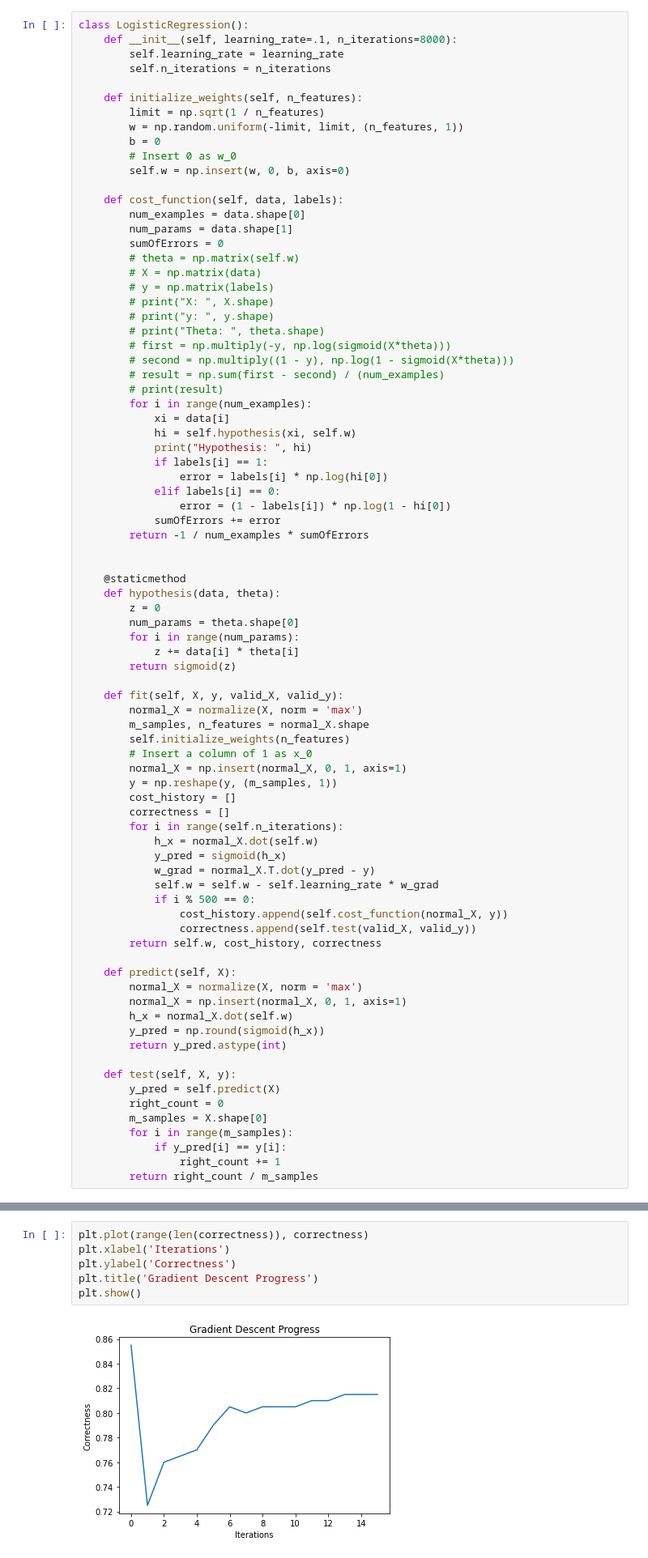
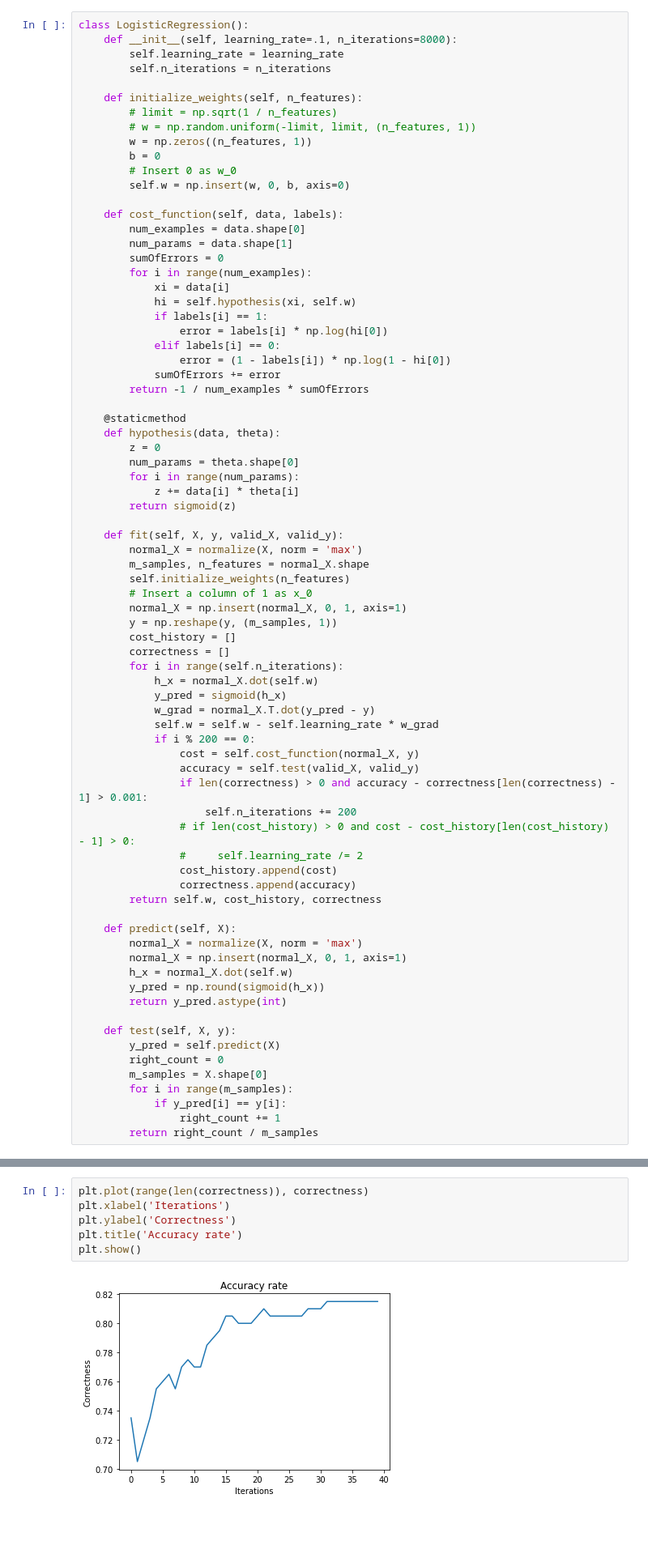
Before and after one commit to CKKKKKKKKK/Machine-Learning, a Jupyter notebook: Project/Project1/main.ipynb, the cells around one changed output, grey strips where cells are left out. Shown at 81% size. Cells and saved outputs as stored; diff of their text form; blank space fills up the shorter version.

```diff
--- a/Project/Project1/main.ipynb
+++ b/Project/Project1/main.ipynb
@@ -190,8 +190,9 @@ class LogisticRegression():
         self.n_iterations = n_iterations
 
     def initialize_weights(self, n_features):
-        limit = np.sqrt(1 / n_features)
-        w = np.random.uniform(-limit, limit, (n_features, 1))
+        # limit = np.sqrt(1 / n_features)
+        # w = np.random.uniform(-limit, limit, (n_features, 1))
+        w = np.zeros((n_features, 1))
         b = 0
         # Insert 0 as w_0
         self.w = np.insert(w, 0, b, axis=0)
@@ -200,27 +201,15 @@ class LogisticRegression():
         num_examples = data.shape[0]
         num_params = data.shape[1]
         sumOfErrors = 0
-        # theta = np.matrix(self.w)
-        # X = np.matrix(data)
-        # y = np.matrix(labels)
-        # print("X: ", X.shape)
-        # print("y: ", y.shape)
-        # print("Theta: ", theta.shape)
-        # first = np.multiply(-y, np.log(sigmoid(X*theta)))
-        # second = np.multiply((1 - y), np.log(1 - sigmoid(X*theta)))
-        # result = np.sum(first - second) / (num_examples)
-        # print(result)
         for i in range(num_examples):
             xi = data[i]
             hi = self.hypothesis(xi, self.w)
-            print("Hypothesis: ", hi)
             if labels[i] == 1:
                 error = labels[i] * np.log(hi[0])
             elif labels[i] == 0:
                 error = (1 - labels[i]) * np.log(1 - hi[0])
             sumOfErrors += error
         return -1 / num_examples * sumOfErrors
-
 
     @staticmethod
     def hypothesis(data, theta):
@@ -244,9 +233,15 @@ class LogisticRegression():
             y_pred = sigmoid(h_x)
             w_grad = normal_X.T.dot(y_pred - y)
             self.w = self.w - self.learning_rate * w_grad
-            if i % 500 == 0:
-                cost_history.append(self.cost_function(normal_X, y))
-                correctness.append(self.test(valid_X, valid_y))
+            if i % 200 == 0:
+                cost = self.cost_function(normal_X, y)
+                accuracy = self.test(valid_X, valid_y)
+                if len(correctness) > 0 and accuracy - correctness[len(correctness) - 1] > 0.001:
+                    self.n_iterations += 200
+                # if len(cost_history) > 0 and cost - cost_history[len(cost_history) - 1] > 0:
+                #     self.learning_rate /= 2
+                cost_history.append(cost)
+                correctness.append(accuracy)
         return self.w, cost_history, correctness
 
     def predict(self, X):
@@ -448,11 +423,11 @@ print(correctness)
 # %%
 plt.plot(range(len(correctness)), correctness)
 plt.xlabel('Iterations')
 plt.ylabel('Correctness')
-plt.title('Gradient Descent Progress')
+plt.title('Accuracy rate')
 plt.show()
 # %% [output]
-[figure, old version]
+[figure, new version]
 # %% [markdown]
 ### Train Naive Bayes Model
 # %% [markdown]
```
Also changed, not shown: parts of 16 cells of this notebook.
